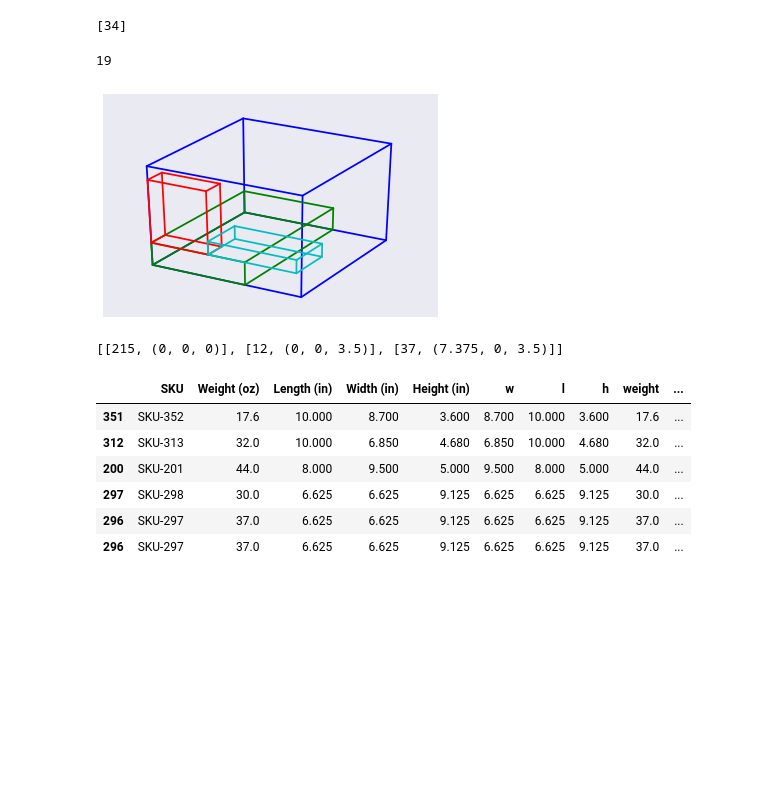
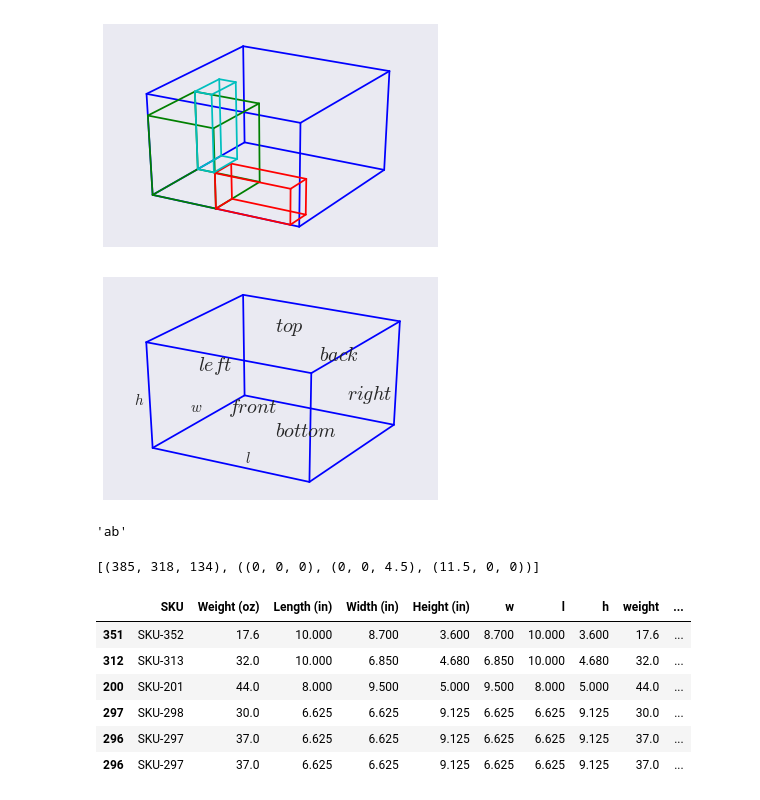
Before and after one commit to gautsi/bxpck, a Jupyter notebook: notebooks/notebook1.ipynb, the cells around one changed output. Cells and saved outputs as stored; diff of their text form; code cells hidden in the pictures; blank space fills up the shorter version.

```diff
--- a/notebooks/notebook1.ipynb
+++ b/notebooks/notebook1.ipynb
@@ -8,7 +9,7 @@ from mpl_toolkits.mplot3d import Axes3D
 # %%
 %matplotlib inline
 # %%
-color_list = ['g', 'r', 'c', 'm', 'k', 'y']
+color_list = ['g', 'r', 'c', 'm', 'y'] + 20*['k']
 # %%
 boxdf = pd.read_csv('box.csv')
 proddf = pd.read_csv('sku.csv')
@@ -165,8 +177,0 @@ l.remove(12)
-# %%
-l
-# %% [output]
-[34]
-# %%
-len(boxdf)
-# %% [output]
-19
@@ -201,17 +178,40 @@ def draw_packing(ax, boxindex, pack_list):
 # %%
 fig = plt.figure()
 ax  = fig.add_subplot(111, projection = '3d')
-#for i in xrange(20):
-#    draw_box(ax, x = np.random.choice(xrange(10)), y = np.random.choice(xrange(10)), z = np.random.choice(xrange(10)))
 draw_packing(ax, boxindex, pack_list)
 plt.axis('off')
-fig.savefig('first_pic.png', dpi=300)
+filenamestring = string.join(['{}_'.format(i) for i in zip(*pack_list)[0]], '')+'{}'.format(boxindex)
+fig.savefig('pic'+filenamestring+'.png', bbox='tight', dpi=300)
 # %% [output]
-[figure, old version]
+[figure, new version]
-# %%
-pack_list
-# %% [output]
-[[215, (0, 0, 0)], [12, (0, 0, 3.5)], [37, (7.375, 0, 3.5)]]
+# %%
+fig = plt.figure()
+ax  = fig.add_subplot(111, projection = '3d')
+draw_box(ax)
+#draw_packing(ax, boxindex, pack_list)
+plt.axis('off')
+#filenamestring = string.join(['{}_'.format(i) for i in zip(*pack_list)[0]], '')+'{}'.format(boxindex)
+#fig.savefig('pic'+filenamestring+'.png', bbox='tight', dpi=300)
+ax.text(0.6, 0, 0.05, r'$l$', size=15)
+ax.text(0, 0.4, 0.15, r'$w$', size=15)
+ax.text(0, -0.15, 0.5, r'$h$', size=15)
+ax.text(0.5, 0.5, 0, r'$bottom$', size=20)
+ax.text(0.5, 0.5, 1, r'$top$', size=20)
+ax.text(0.5, 0, 0.5, r'$front$', size=20)
+ax.text(0.5, 1, 0.5, r'$back$', size=20)
+ax.text(0, 0.5, 0.5, r'$left$', size=20)
+ax.text(0.95, 0.5, 0.5, r'$right$', size=20)
+fig.savefig('box.png', bbox='tight', dpi=300)
+# %% [output]
+[figure, added]
+# %%
+string.join(['a','b'], '')
+# %% [output]
+'ab'
+# %%
+zip(*pack_list)
+# %% [output]
+[(385, 318, 134), ((0, 0, 0), (0, 0, 4.5), (11.5, 0, 0))]
 # %%
 try:
     for i in xrange(100):
```
Also changed, not shown: parts of 11 cells of this notebook, 2 other files.
